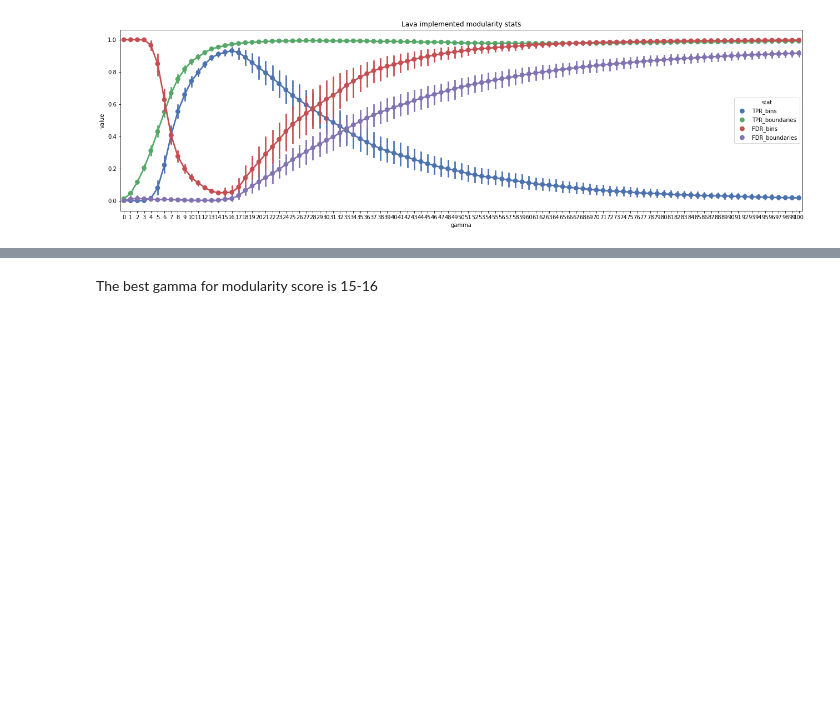
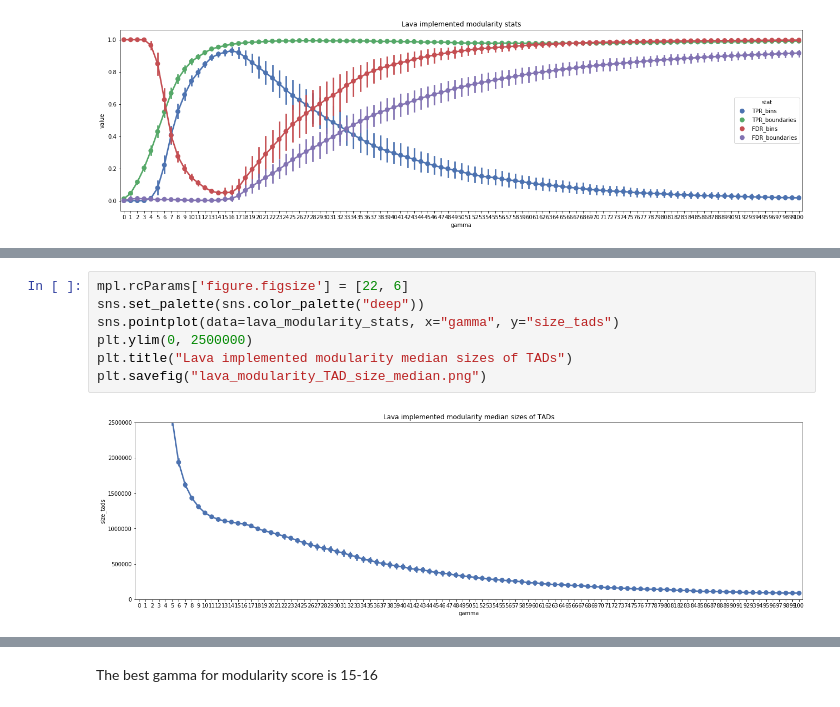
Before and after one commit to dmitrymyl/TADselect, a Jupyter notebook: sim_TADs/Analyze_sim_TADs.ipynb, the cells around one changed output, grey strips where cells are left out. Saved outputs shown, nothing was run; the diff lists cells and outputs as text; blank space fills up the shorter version.

```diff
--- a/sim_TADs/Analyze_sim_TADs.ipynb
+++ b/sim_TADs/Analyze_sim_TADs.ipynb
@@ -159,0 +177,9 @@ plt.savefig("modularity.png")
+# %%
+mpl.rcParams['figure.figsize'] = [22, 6]
+sns.set_palette(sns.color_palette("deep"))
+sns.pointplot(data=lava_modularity_stats, x="gamma", y="size_tads")
+plt.ylim(0, 2500000)
+plt.title("Lava implemented modularity median sizes of TADs")
+plt.savefig("lava_modularity_TAD_size_median.png")
+# %% [output]
+[figure, added]
```
Also changed, not shown: parts of 34 cells of this notebook, 1 other file.
